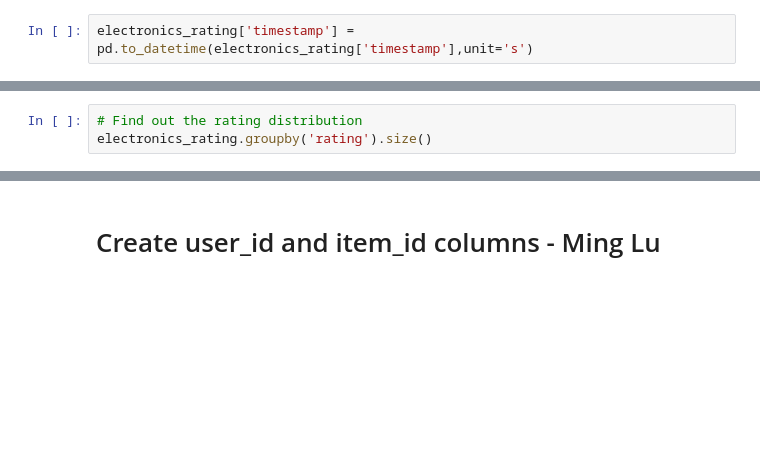
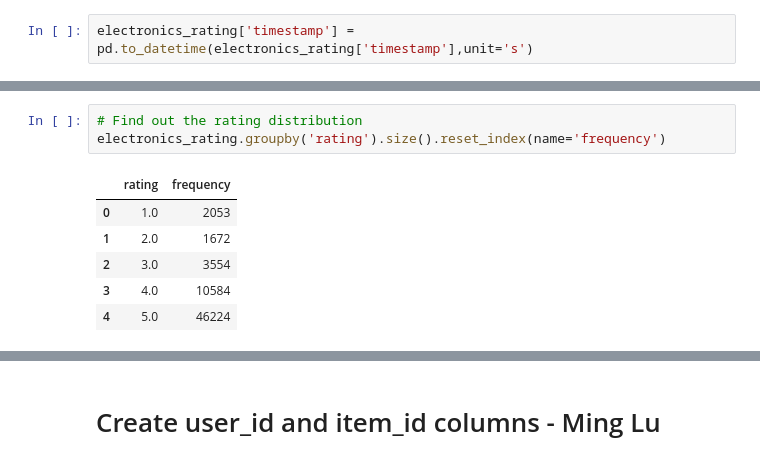
Before and after one commit to jtsou/Amazon-Recommendation-Engine, a Jupyter notebook: ISYE_6740.ipynb, the cells around one changed output, grey strips where cells are left out. Saved outputs shown, nothing was run; the diff lists cells and outputs as text; blank space fills up the shorter version.

```diff
--- a/ISYE_6740.ipynb
+++ b/ISYE_6740.ipynb
@@ -96,6 +86,13 @@ freq                633
 Name: user, dtype: object
 # %%
 # Find out the rating distribution
-electronics_rating.groupby('rating').size()
+electronics_rating.groupby('rating').size().reset_index(name='frequency')
+# %% [output]
+|  | rating | frequency |
+| 0 | 1.0 | 2053 |
+| 1 | 2.0 | 1672 |
+| 2 | 3.0 | 3554 |
+| 3 | 4.0 | 10584 |
+| 4 | 5.0 | 46224 |
 # %%
 electronics_rating.hist(column="rating",grid=False,bins=5)
```
Also changed, not shown: parts of 46 cells of this notebook.
